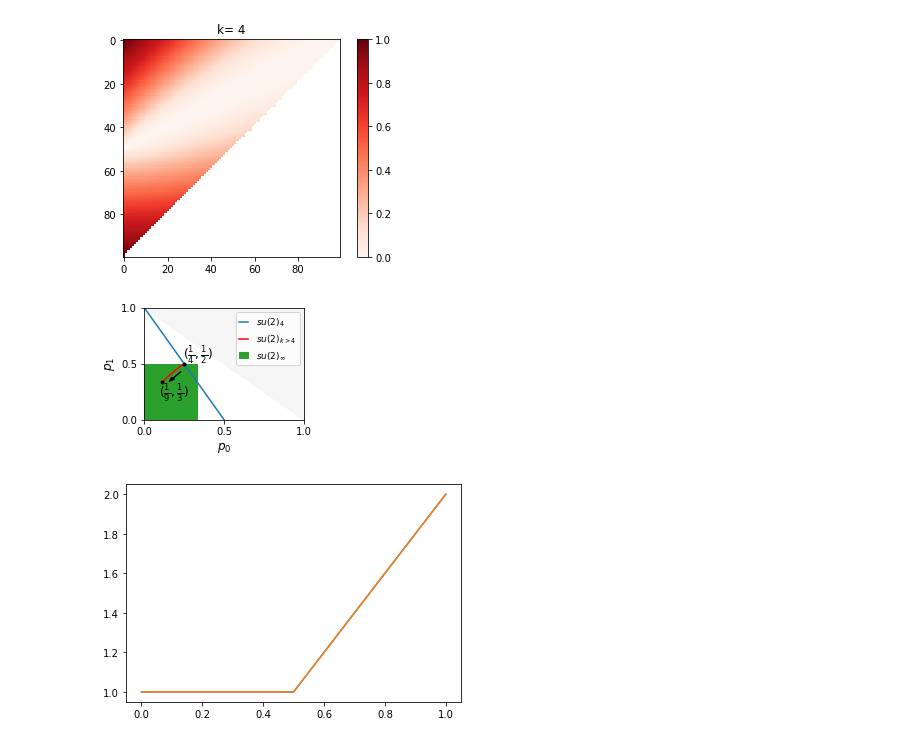
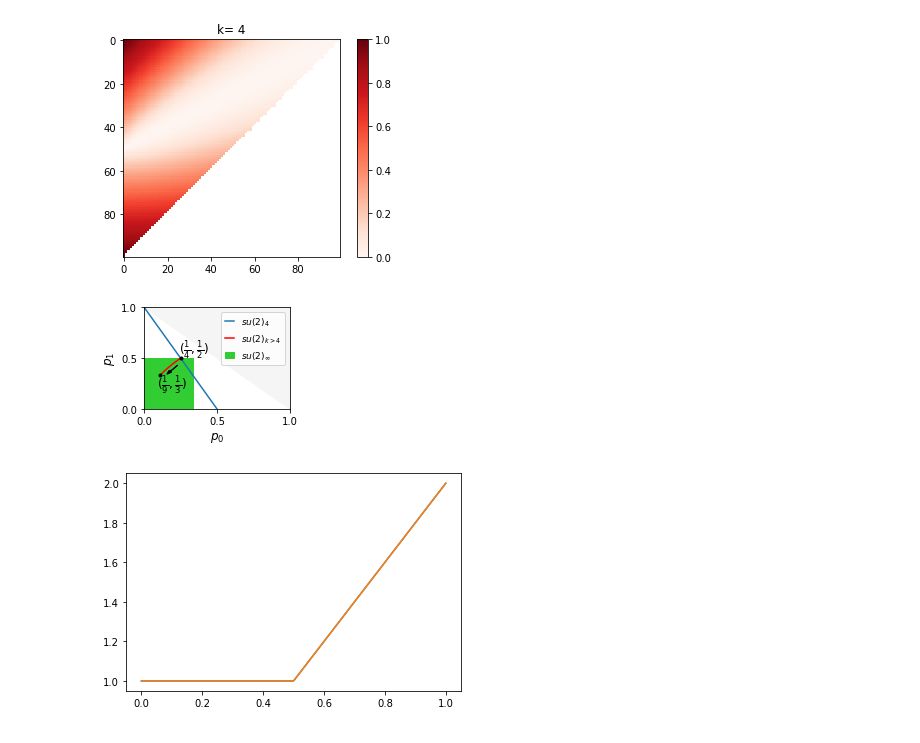
Before and after one commit to hassan-shap/anyons_pt, a Jupyter notebook: su2k.ipynb, the cells around one changed output. Cells and saved outputs as stored; diff of their text form; code cells hidden in the pictures.

Commit message:
su2_k spin one

```diff
--- a/su2k.ipynb
+++ b/su2k.ipynb
@@ -477,7 +477,7 @@ plt.show()
 # %%
 # 2d phase diagram
 
-k=4
+k=6
 q= np.exp(1j*2*pi/(k+2))
 a=1
 b=1
@@ -698,14 +701,14 @@ p0=np.zeros(len(klist))
 p1=np.zeros(len(klist))
 
 fsize=10
-plt.figure(figsize=(3.2,2.4))
+plt.figure(figsize=(3.,2.25))
 # ax = fig.add_subplot()
 
 # plt.fill([0,1,0],[1,0,0],color='whitesmoke')
 plt.fill([0,1,1],[1,1,0],color='whitesmoke')
 # plt.fill([0,1/3,1/3,0],[0.5,0.5,0,0],color='whitesmoke')
 # plt.plot([0,1/3,1/3],[0.5,0.5,0],'k',linewidth=0.5,label='$su(2)_\infty$')
-plt.fill([0,1/3,1/3,0],[0.5,0.5,0,0],color='C2',label='$su(2)_\infty$')
+plt.fill([0,1/3,1/3,0],[0.5,0.5,0,0],color='limegreen',label='$su(2)_\infty$')
 
 for i_k in range(len(klist)):
     k=klist[i_k]
@@ -717,35 +720,35 @@ for i_k in range(len(klist)):
 plist=np.linspace(0,1,100)
 plt.plot((1-plist)/2,plist,color='C0',label='$su(2)_4$')
 plt.plot(p0,p1,'-',color='red',label='$su(2)_{k>4}$')
 plt.xlim([0,1])
 plt.ylim([0,1])
 
 plt.plot(p0[0],p1[0],'o',markersize=3,color='k')
 plt.plot(p0[-1],p1[-1],'o',markersize=3,color='k')#,label='$su(2)_{100}$')
 
 plt.xlabel(r'$p_0$',fontsize=fsize+2)
 plt.ylabel(r'$p_1$',fontsize=fsize+2)
 plt.xticks([0,0.5,1],fontsize=fsize)
 plt.yticks([0,0.5,1],fontsize=fsize)
 # ax1.xaxis.set_minor_locator(AutoMinorLocator(2))
 plt.legend(fontsize=fsize-1,handlelength=1., loc='upper right')
 
 t1 = r'$(\frac{1}{4},\frac{1}{2})$'
 plt.annotate(t1, xy=(0.24, 0.55), fontsize=fsize+2, xycoords='axes fraction')
 t2 = r'$(\frac{1}{9},\frac{1}{3})$'
 plt.annotate(t2, xy=(0.09, 0.21), fontsize=fsize+2, xycoords='axes fraction')
 
 x=0.23
 dx=-0.05
 y=0.43
 dy=-0.06
 plt.arrow(x,y,dx,dy,head_width=0.025,facecolor='black')
 
 plt.tight_layout()
-# plt.savefig('su2k_spin_one.pdf')
+plt.savefig('su2k_spin_one.pdf')
 plt.show()
 # %% [output]
-[figure, old version]
+[figure, new version]
 # %%
 print(p0[0],p0[-1])
 # %%
```
Also changed, not shown: parts of 1 cell of this notebook, 2 other files.
